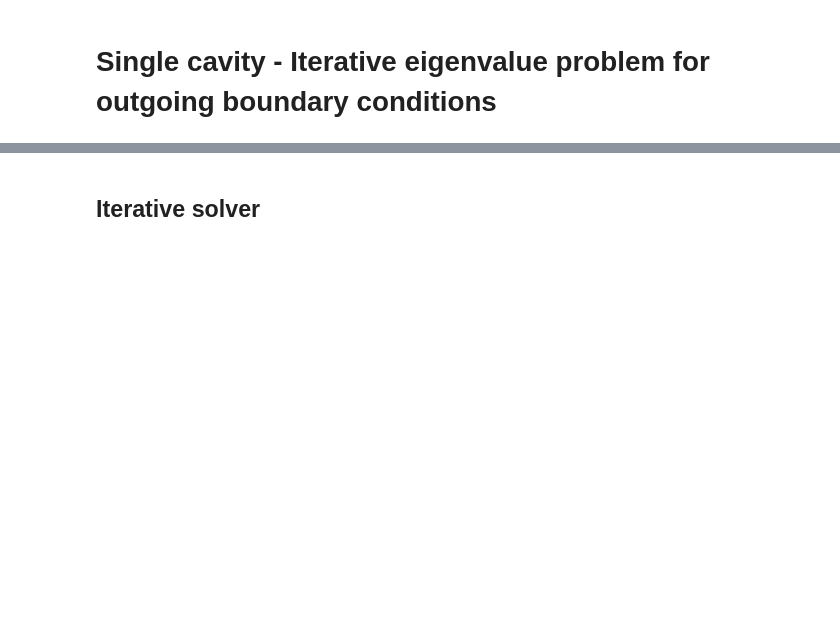
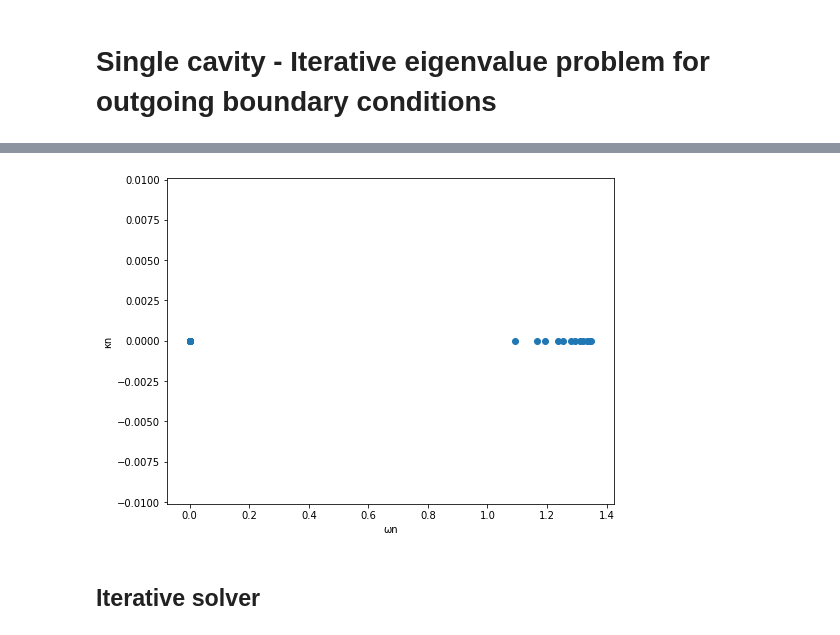
Before and after one commit to skhanCC/CoupleJJA, a Jupyter notebook: coupledJJArrays.ipynb, the cells around one changed output, grey strips where cells are left out. Drawn from its saved outputs; the diff is of its cells as text; code cells hidden in the pictures; blank space fills up the shorter version.

```diff
--- a/coupledJJArrays.ipynb
+++ b/coupledJJArrays.ipynb
@@ -99,13 +101,16 @@ errTol = 1e-5
 itNum = 20
 # Circuit parameters
 Ljja, Cjja, Cjjagnd = 0.66E-9, 144E-15, 1.89E-16
-Ljjdefect, Cjjdefect = Ljja, Cjja
-#Ljjdefect, Cjjdefect =  285.0E-9, 3.0E-15
+#Ljjdefect, Cjjdefect = Ljja, Cjja
+Ljjdefect, Cjjdefect =  285.0E-9, 3.0E-15
 Lleft, Cleft, Cin = 5.0*Ljja, 100.0*Cjja, 10.0*Cjja
 #Lleft, Cleft, Cin = 273.0E-9, 93.5E-12, 100.0*Cjja
 Lright, Cright, Cout = Lleft, Cleft, Cin
 # Number of eigenvalues to compute
 nEig = 20
+kRefVec = np.ones( (nEig,) )
+# Compute reference eigenvalues (closed cavity case, Neumann boundary conditions)
+refVals, refVecs, C1D, L1D = JJAEigs(Nx, Cjjagnd, Ljja, Cjja, Ljjdefect, Cjjdefect, nEig, bc="neu", disp="on")
 # Use the JJA with defect eigenvalues as initial guess for the iteration
 kRef = np.real(refVals) # Note that these are scaled Omega squared values!
 
@@ -116,12 +139,14 @@ kVals, spEigVecs, errVals = JJAResOpenEigs(Nx, Lleft, Cleft, Cin, Cjjagnd, Ljja,
 # %%
 # Plot real and imaginary parts
 fig, ax = plt.subplots(1, 1, figsize=(8,6))
-ax.scatter(np.real(kVals), -np.imag(kVals) )
+ax.scatter(np.real(np.sqrt(kVals)), -np.imag(np.sqrt(kVals)) )
 # ax.set_xticks(np.arange(2,nCom+1,2))
-ax.set_ylim([-0.000001, -1.1*np.min(np.imag(kVals))])
+#ax.set_ylim([-0.0001, -1.1*np.min(np.imag(np.sqrt(kVals)))])
 ax.set_ylabel('κn')
 ax.set_xlabel('ωn')
 plt.show()
+# %% [output]
+[figure, added]
 # %%
 # Plot eigenvectors
 x = np.linspace(-1,Nx-1,Nx)
```
Also changed, not shown: parts of 2 cells of this notebook, 1 other file.
